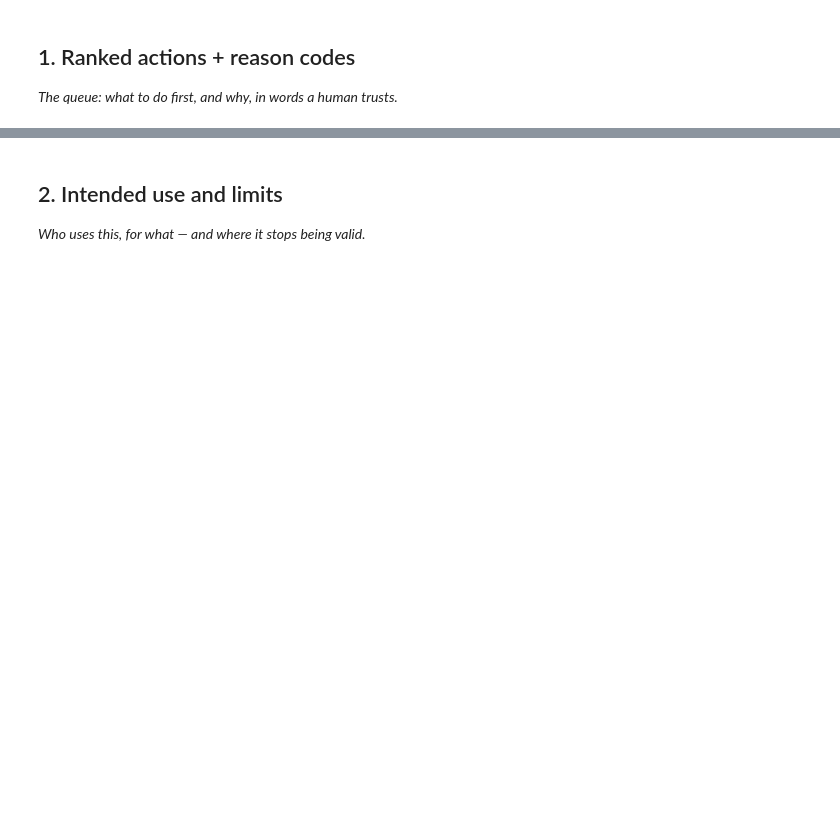
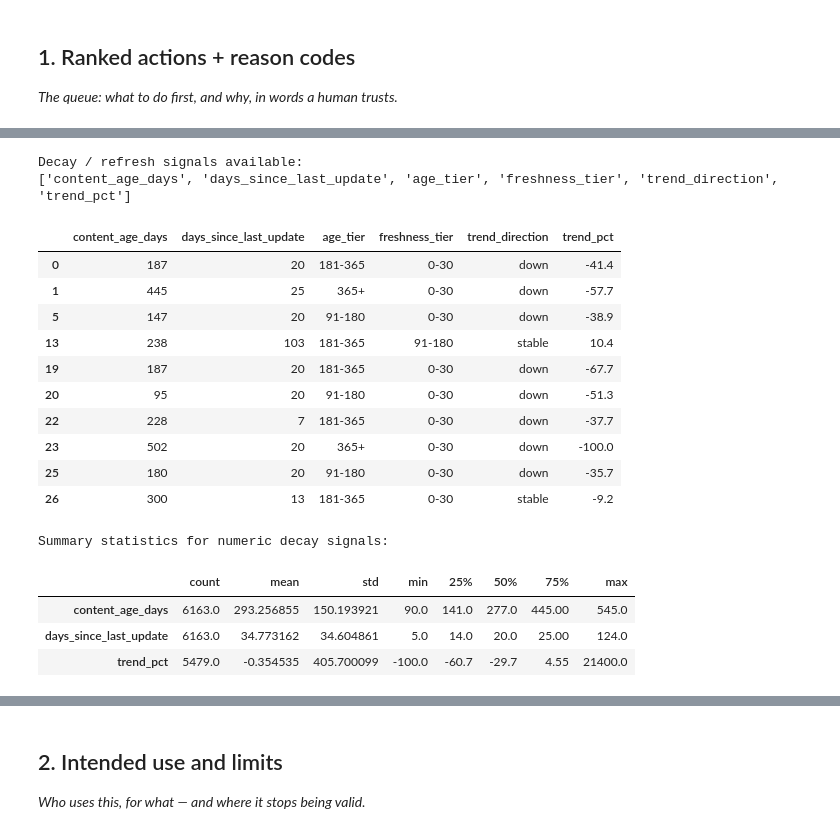
Before and after one commit to fatimaali123-ai/flyrank-internship, a Jupyter notebook: work/notebooks/w07_action_playbook.ipynb, the cells around one changed output, grey strips where cells are left out. Drawn from its saved outputs; the diff is of its cells as text; code cells hidden in the pictures; blank space fills up the shorter version.

```diff
--- a/work/notebooks/w07_action_playbook.ipynb
+++ b/work/notebooks/w07_action_playbook.ipynb
@@ -15,0 +407,53 @@ This skeleton is yours to fill. Work the sections **in order** — each one has
+# %%
+# =========================================================
+# Section 1 — Inspect decay / refresh signals
+# =========================================================
+
+decay_columns = [
+    "content_age_days",
+    "days_since_last_update",
+    "age_tier",
+    "freshness_tier",
+    "trend_direction",
+    "trend_pct"
+]
+
+available_decay_columns = [
+    c for c in decay_columns
+    if c in test.columns
+]
+
+decay_summary = test[available_decay_columns].copy()
+
+print("Decay / refresh signals available:")
+print(available_decay_columns)
+
+display(decay_summary.head(10))
+
+print("\nSummary statistics for numeric decay signals:")
+
+numeric_decay = decay_summary.select_dtypes(
+    include="number"
+)
+
+if not numeric_decay.empty:
+    display(numeric_decay.describe().T)
+# %% [output]
+Decay / refresh signals available:
+['content_age_days', 'days_since_last_update', 'age_tier', 'freshness_tier', 'trend_direction', 'trend_pct']
+|  | content_age_days | days_since_last_update | age_tier | freshness_tier | trend_direction | trend_pct |
+| 0 | 187 | 20 | 181-365 | 0-30 | down | -41.4 |
+| 1 | 445 | 25 | 365+ | 0-30 | down | -57.7 |
+| 5 | 147 | 20 | 91-180 | 0-30 | down | -38.9 |
+| 13 | 238 | 103 | 181-365 | 91-180 | stable | 10.4 |
+| 19 | 187 | 20 | 181-365 | 0-30 | down | -67.7 |
+| 20 | 95 | 20 | 91-180 | 0-30 | down | -51.3 |
+| 22 | 228 | 7 | 181-365 | 0-30 | down | -37.7 |
+| 23 | 502 | 20 | 365+ | 0-30 | down | -100.0 |
+| 25 | 180 | 20 | 91-180 | 0-30 | down | -35.7 |
+| 26 | 300 | 13 | 181-365 | 0-30 | stable | -9.2 |
+Summary statistics for numeric decay signals:
+|  | count | mean | std | min | 25% | 50% | 75% | max |
+| content_age_days | 6163.0 | 293.256855 | 150.193921 | 90.0 | 141.0 | 277.0 | 445.00 | 545.0 |
+| days_since_last_update | 6163.0 | 34.773162 | 34.604861 | 5.0 | 14.0 | 20.0 | 25.00 | 124.0 |
+| trend_pct | 5479.0 | -0.354535 | 405.700099 | -100.0 | -60.7 | -29.7 | 4.55 | 21400.0 |
```
Also changed, not shown: parts of 29 cells of this notebook.
